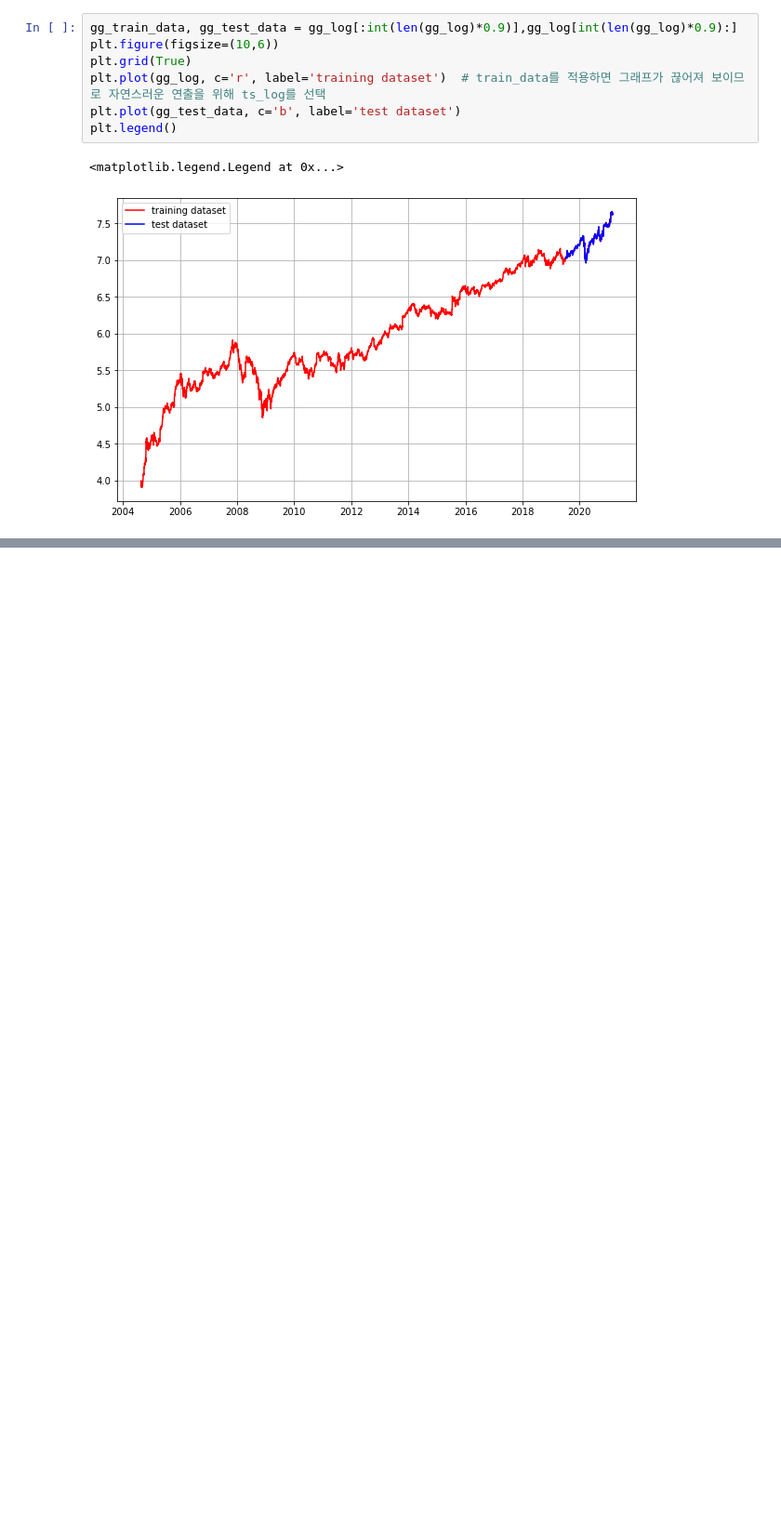
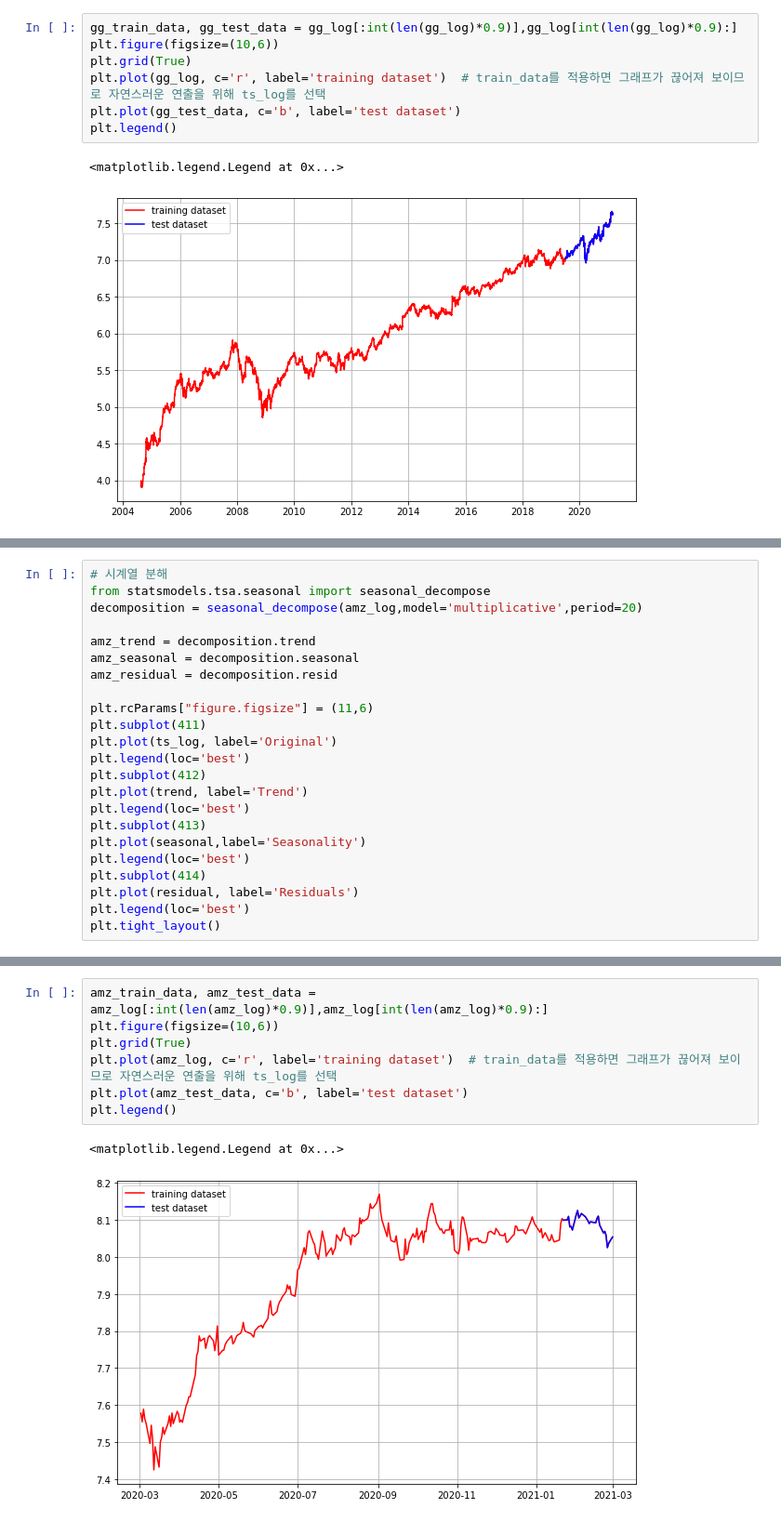
Before and after one commit to Ethan0625/I_need_more_time, a Jupyter notebook: Project/13.Stock_Prediction/Stock_Prediction.ipynb, the cells around one changed output, grey strips where cells are left out. Shown at 93% size. Drawn from its saved outputs; the diff is of its cells as text; blank space fills up the shorter version.

```diff
--- a/Project/13.Stock_Prediction/Stock_Prediction.ipynb
+++ b/Project/13.Stock_Prediction/Stock_Prediction.ipynb
@@ -692,0 +728,23 @@ MAPE: 8.47%
+# %%
+# 시계열 분해
+from statsmodels.tsa.seasonal import seasonal_decompose
+decomposition = seasonal_decompose(amz_log,model='multiplicative',period=20)
+
+amz_trend = decomposition.trend
+amz_seasonal = decomposition.seasonal
+amz_residual = decomposition.resid
+
+plt.rcParams["figure.figsize"] = (11,6)
+plt.subplot(411)
+plt.plot(ts_log, label='Original')
+plt.legend(loc='best')
+plt.subplot(412)
+plt.plot(trend, label='Trend')
+plt.legend(loc='best')
+plt.subplot(413)
+plt.plot(seasonal,label='Seasonality')
+plt.legend(loc='best')
+plt.subplot(414)
+plt.plot(residual, label='Residuals')
+plt.legend(loc='best')
+plt.tight_layout()
@@ -692,0 +766,10 @@ MAPE: 8.47%
+# %%
+amz_train_data, amz_test_data = amz_log[:int(len(amz_log)*0.9)],amz_log[int(len(amz_log)*0.9):]
+plt.figure(figsize=(10,6))
+plt.grid(True)
+plt.plot(amz_log, c='r', label='training dataset')  # train_data를 적용하면 그래프가 끊어져 보이므로 자연스러운 연출을 위해 ts_log를 선택
+plt.plot(amz_test_data, c='b', label='test dataset')
+plt.legend()
+# %% [output]
+<matplotlib.legend.Legend at 0x...>
+[figure, added]
```
Also changed, not shown: parts of 23 cells of this notebook.
